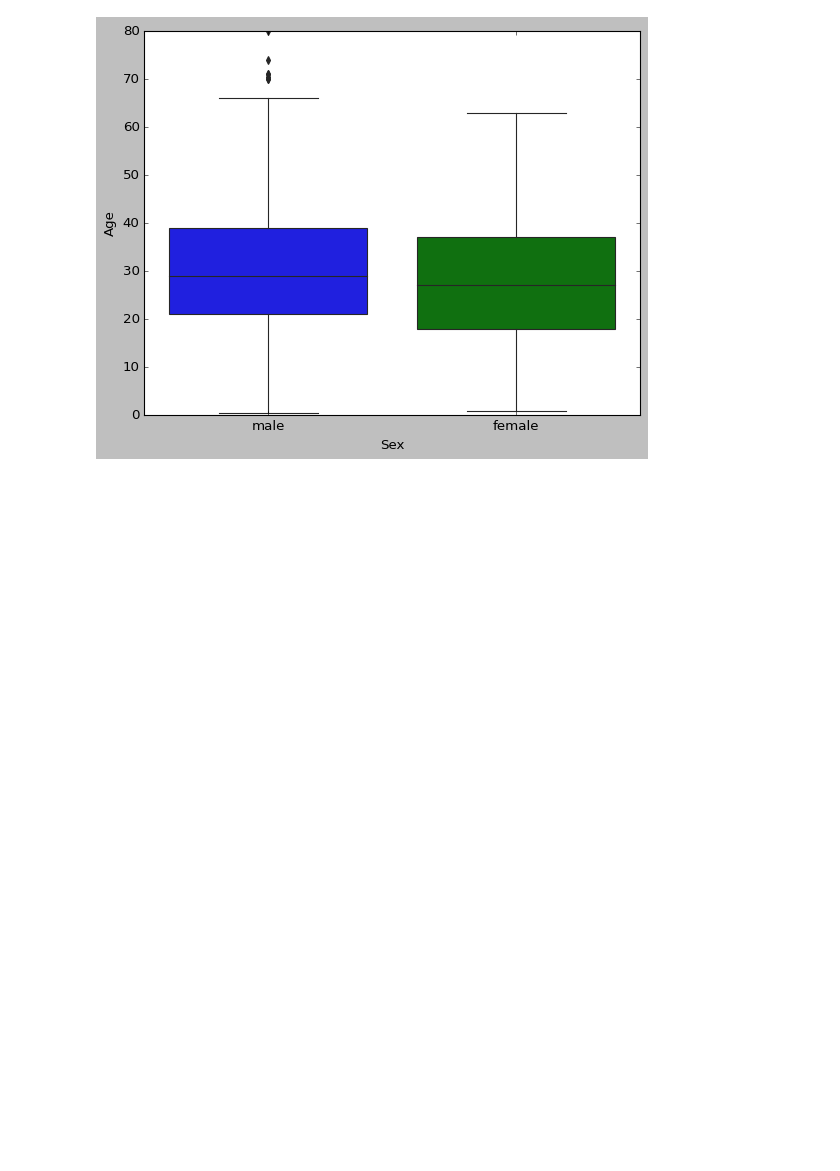
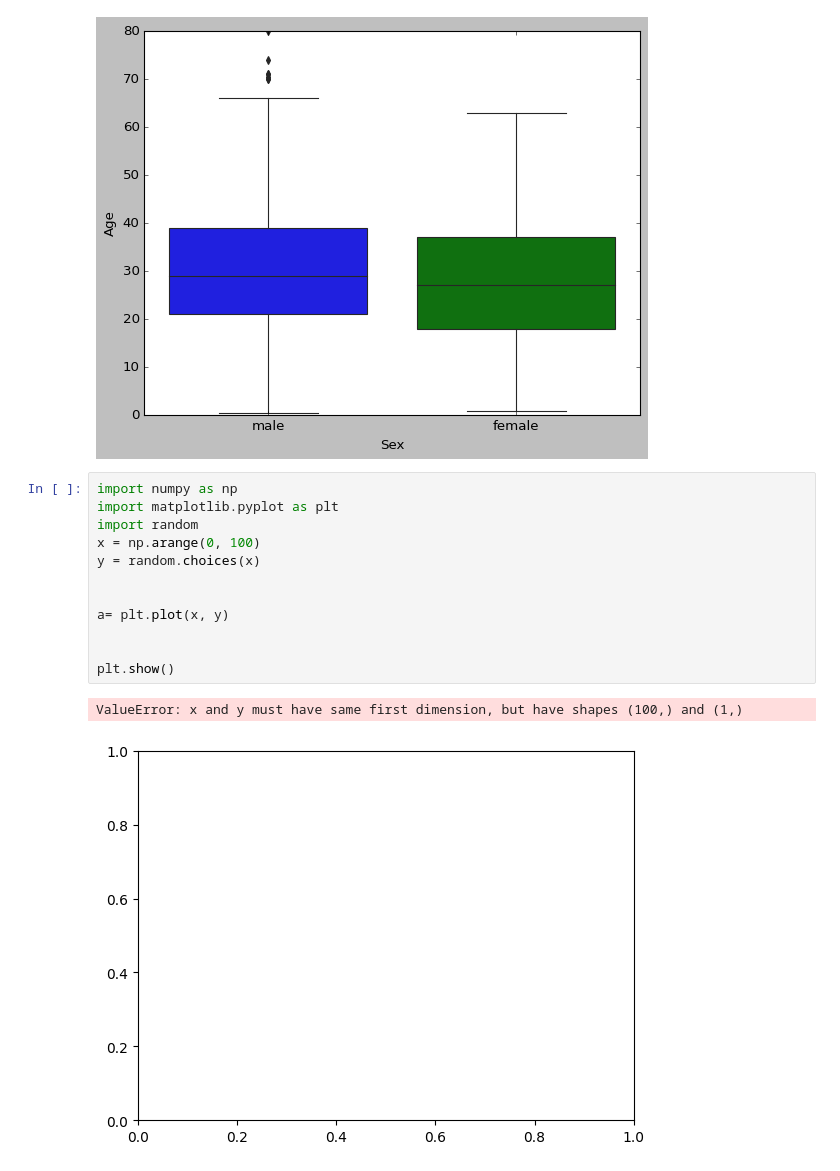
Before and after one commit to Sandra-Lor/IronHAck-Labs, a Jupyter notebook: Matplotlib+Seaborn.ipynb, the cells around one changed output. Saved outputs shown, nothing was run; the diff lists cells and outputs as text; blank space fills up the shorter version.

```diff
--- a/Matplotlib+Seaborn.ipynb
+++ b/Matplotlib+Seaborn.ipynb
@@ -358,3 +358,18 @@ plt.title=("Age depending on Sex")
 plt.show()
 # %% [output]
 [figure]
+# %%
+import numpy as np
+import matplotlib.pyplot as plt
+import random
+x = np.arange(0, 100)
+y = random.choices(x)
+
+
+a= plt.plot(x, y)
+
+
+plt.show()
+# %% [output]
+ValueError: x and y must have same first dimension, but have shapes (100,) and (1,)
+[figure, added]
```
Also changed, not shown: parts of 6 cells of this notebook, 5 other files.
